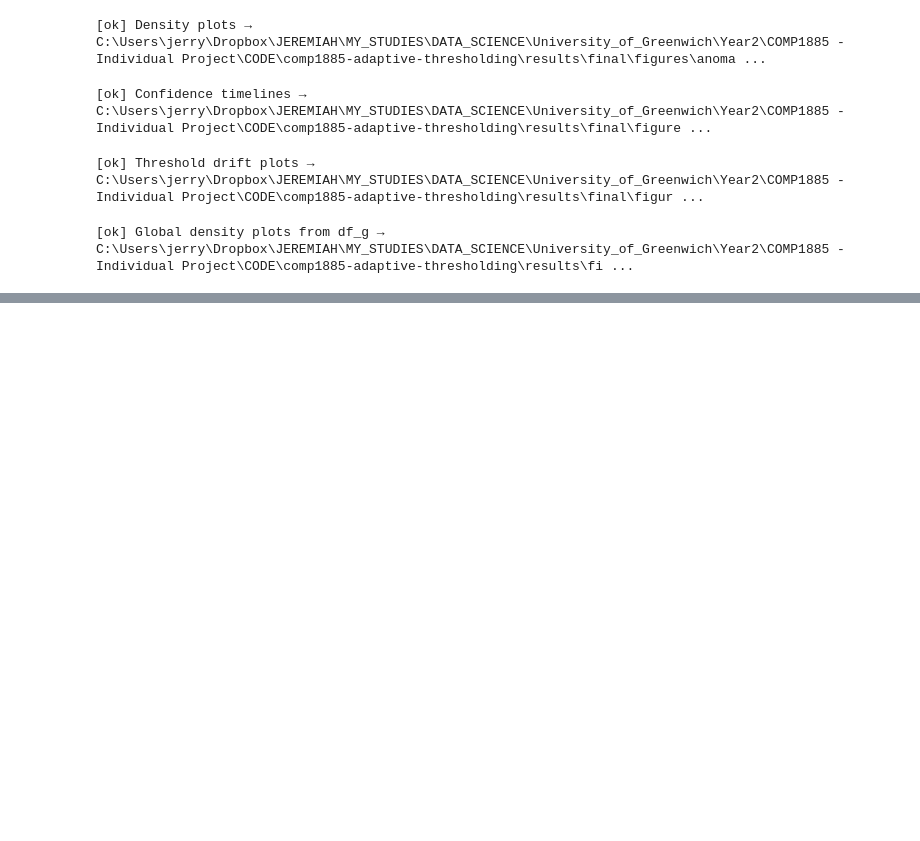
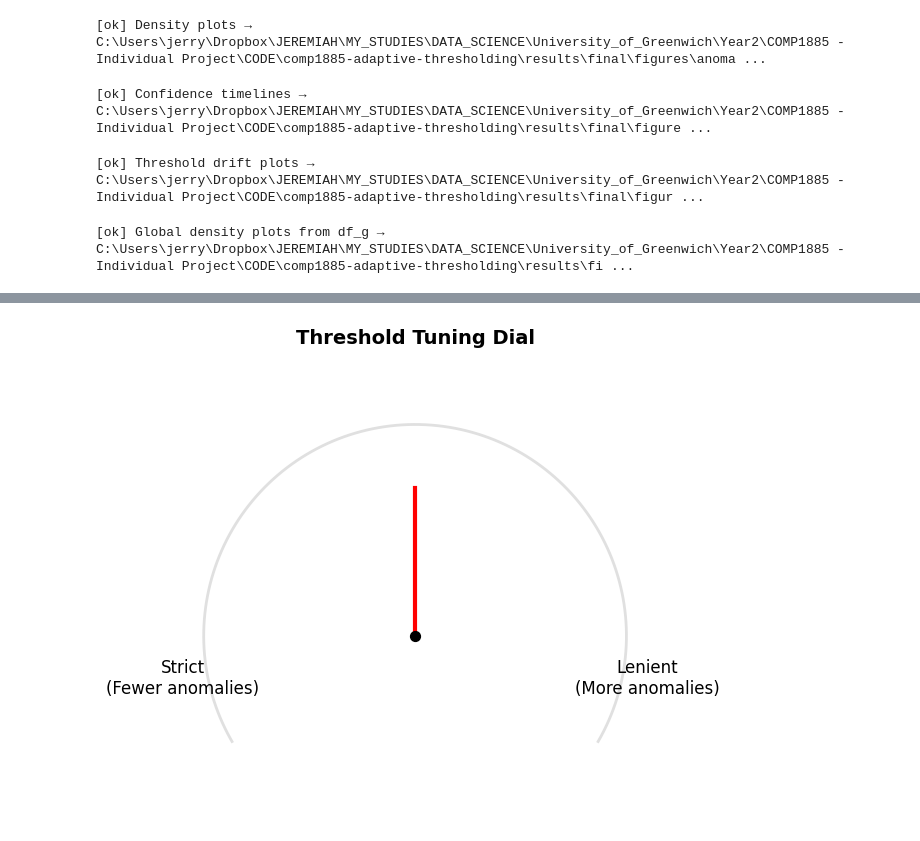
Before and after one commit to Jeremiah-Bachtin/comp1885-adaptive-thresholding-for-AD-system, a Jupyter notebook: notebooks/compare_thresholds.ipynb, the cells around one changed output, grey strips where cells are left out. Drawn from its saved outputs; the diff is of its cells as text; code cells hidden in the pictures; blank space fills up the shorter version.

Commit message:
Additional plot added to compare_thresholds.ipynb. Minor revision in README.md under /scripts.

```diff
--- a/notebooks/compare_thresholds.ipynb
+++ b/notebooks/compare_thresholds.ipynb
@@ -1028,0 +1210,36 @@ print(f"[ok] Global density plots from df_g → {OUT_DIR.resolve()}")
+# %%
+import matplotlib.pyplot as plt
+import numpy as np
+
+# --- Create a simple "tuning dial" style mock visual ---
+
+fig, ax = plt.subplots(figsize=(6, 6))
+
+# Draw dial arc
+theta = np.linspace(-np.pi/6, 7*np.pi/6, 300)
+r = 1.0
+x = r * np.cos(theta)
+y = r * np.sin(theta)
+ax.plot(x, y, color="#E0E0E0", linewidth=2)
+
+# Labels for strict vs lenient
+ax.text(-1.1, -0.2, "Strict\n(Fewer anomalies)", ha="center", va="center", fontsize=12)
+ax.text(1.1, -0.2, "Lenient\n(More anomalies)", ha="center", va="center", fontsize=12)
+
+# Needle position (midpoint for now)
+needle_angle = np.pi/2  # vertical
+needle_x = 0.7 * np.cos(needle_angle)
+needle_y = 0.7 * np.sin(needle_angle)
+ax.plot([0, needle_x], [0, needle_y], color="red", linewidth=3)
+
+# Dial center
+ax.scatter(0, 0, color="black", s=50, zorder=5)
+
+# Clean look
+ax.axis("equal")
+ax.axis("off")
+ax.set_title("Threshold Tuning Dial", fontsize=14, fontweight="bold")
+
+plt.show()
+# %% [output]
+[figure, added]
```
Also changed, not shown: parts of 5 cells of this notebook, 1 other file.
